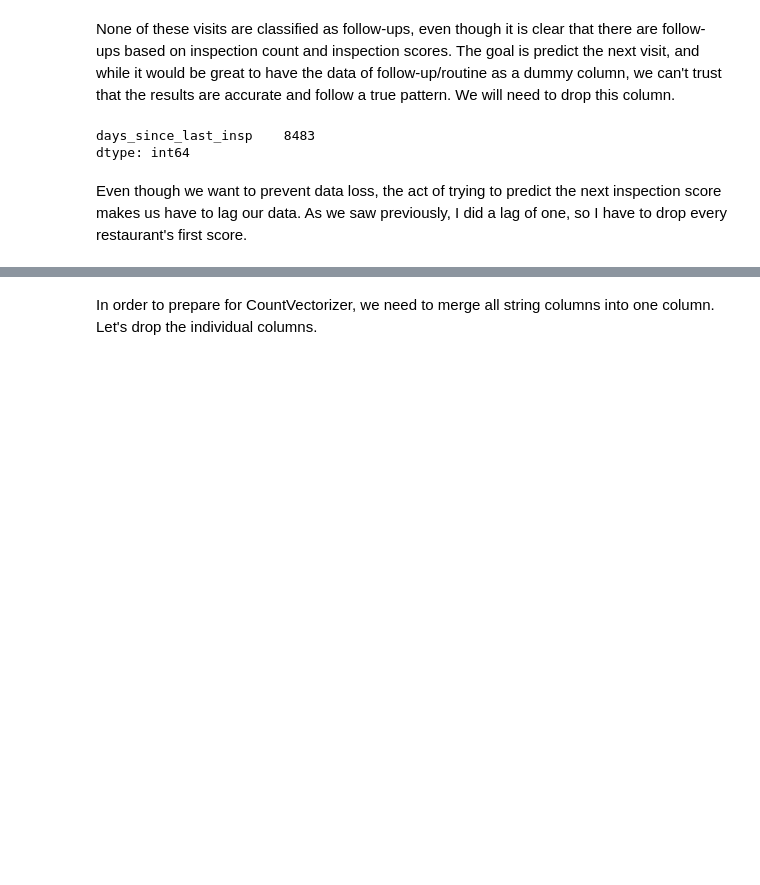
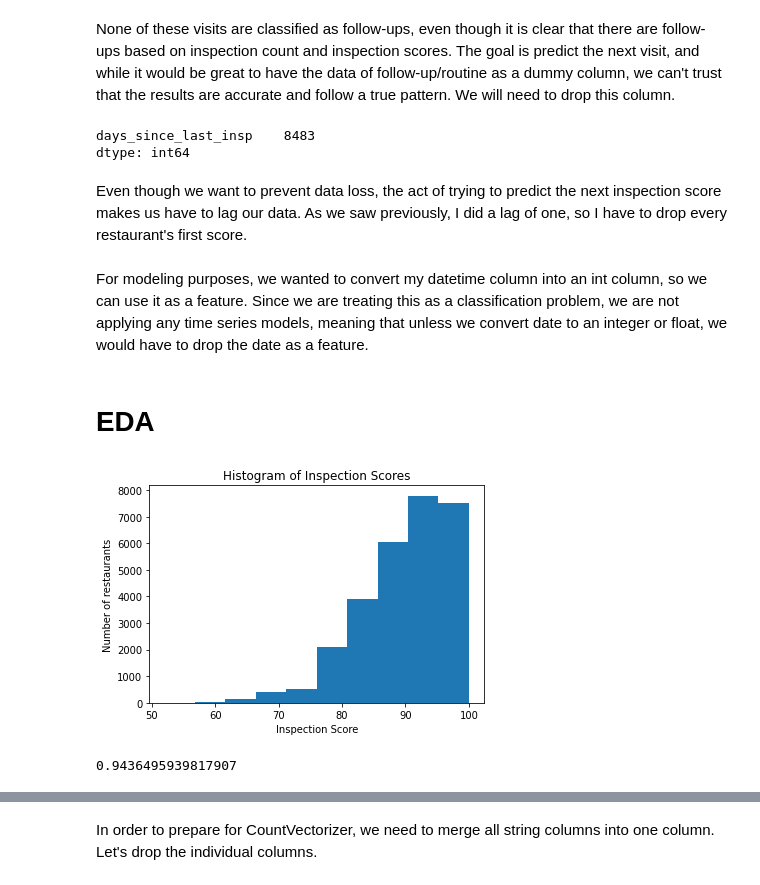
Before and after one commit to BLGreenspan/Capstone, a Jupyter notebook: Capstone Code.ipynb, the cells around one changed output, grey strips where cells are left out. Saved outputs shown, nothing was run; the diff lists cells and outputs as text; code cells hidden in the pictures; blank space fills up the shorter version.

```diff
--- a/Capstone Code.ipynb
+++ b/Capstone Code.ipynb
@@ -264,0 +285,15 @@ df.drop(columns = 'index', inplace = True)
+# %% [markdown]
+For modeling purposes, we wanted to convert my datetime column into an int column, so we can use it as a feature.  Since we are treating this as a classification problem, we are not applying any time series models, meaning that unless we convert date to an integer or float, we would have to drop the date as a feature.
+# %% [markdown]
+# EDA
+# %%
+plt.hist(df['calculated_score'], bins = 10)
+plt.title('Histogram of Inspection Scores')
+plt.xlabel('Inspection Score')
+plt.ylabel('Number of restaurants');
+# %% [output]
+[figure, added]
+# %%
+len(df.loc[df['calculated_score'] >= 80]) / len(df)
+# %% [output]
+0.9436495939817907
```
Also changed, not shown: parts of 47 cells of this notebook.
